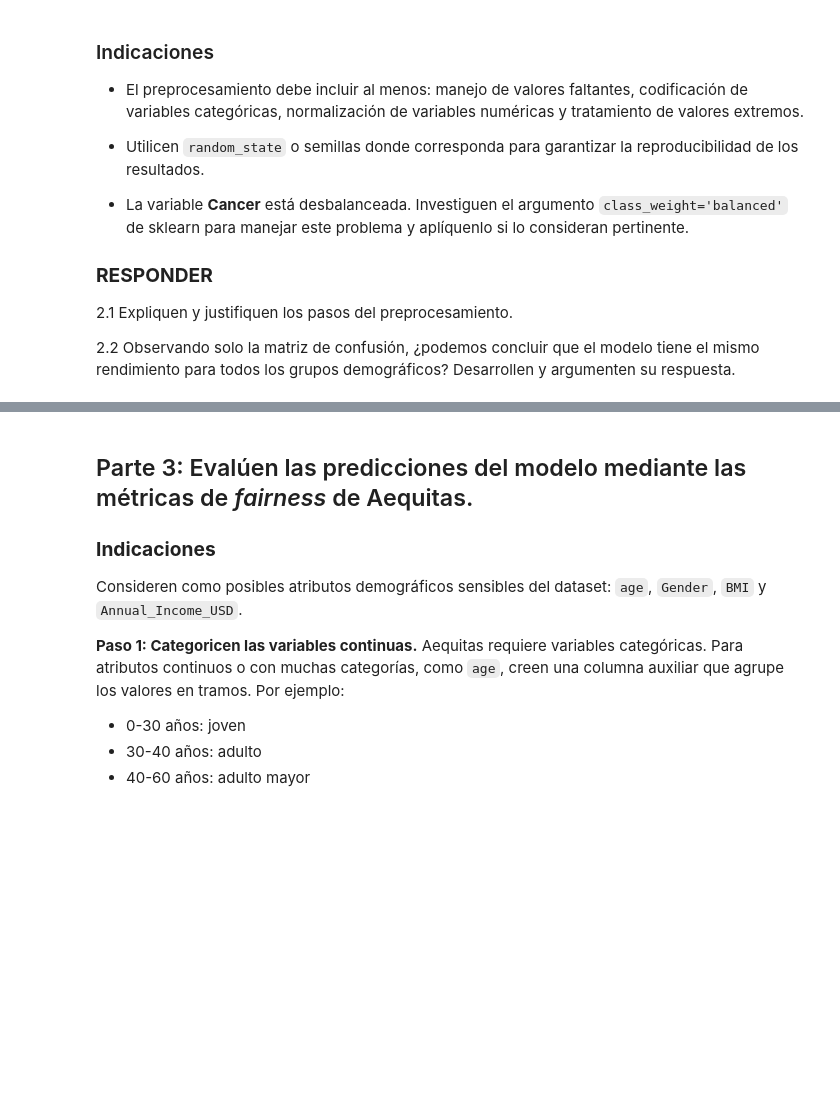
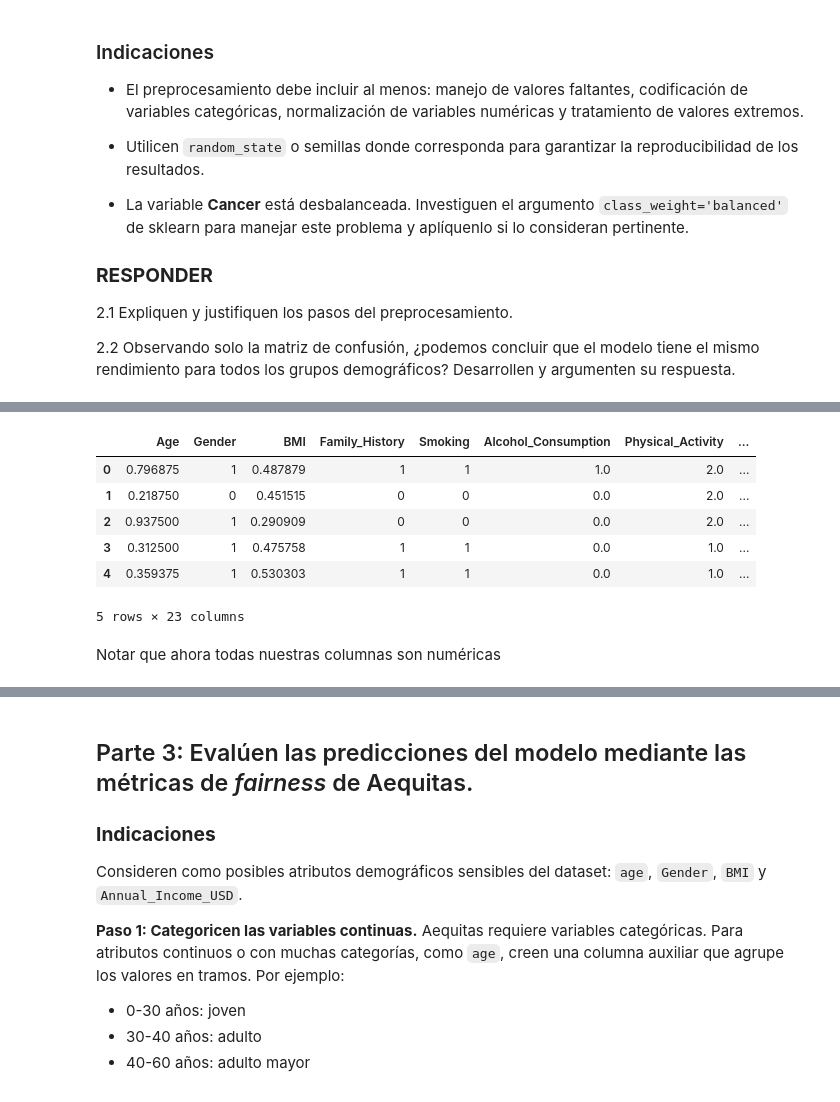
Before and after one commit to cony45678/Etica_Para_Ciencias_de_Datos, a Jupyter notebook: TallerSumativo2_Alarcon_Espinoza_Silva.ipynb, the cells around one changed output, grey strips where cells are left out. Cells and saved outputs as stored; diff of their text form; code cells hidden in the pictures; blank space fills up the shorter version.

```diff
--- a/TallerSumativo2_Alarcon_Espinoza_Silva.ipynb
+++ b/TallerSumativo2_Alarcon_Espinoza_Silva.ipynb
@@ -128,0 +223,4 @@ pip install 'aif360[Reductions]'
+# %%
+cols_null = ['BMI', 'Alcohol_Consumption', 'Physical_Activity', 'Hormone_Therapy', 'Tumor_Size_cm']
+
+df['BMI'] = df['BMI']
@@ -128,0 +251,2 @@ pip install 'aif360[Reductions]'
+# %%
+df = df.drop(columns=['Patient_ID'])
@@ -128,0 +259,30 @@ pip install 'aif360[Reductions]'
+# %%
+columnas_binarias = ['Family_History', 'Smoking',
+                     'Alcohol_Consumption', 'Hormone_Therapy',
+                     'Lymph_Node_Involvement', 'Diabetes']
+
+for c in columnas_binarias:
+    df[c] = df[c].map({'Yes' : 1, 'No' : 0})
+# %%
+df['Gender'] = df['Gender'].map({'Female' : 1, 'Male' : 0})
+df['Menopause_Status'] = df['Menopause_Status'].map({'Pre' : 1, 'Post' : 0})
+df['Genetic_Mutation'] = df['Genetic_Mutation'].map({'Positive' : 1, 'Negative' : 0})
+df['Biopsy_Result'] = df['Biopsy_Result'].map({'Benign' : 1, 'Malignant' : 0})
+
+df['Physical_Activity'] = df['Physical_Activity'].map({'Low' : 0, 'Moderate' : 1, 'High' : 2})
+df['Mammogram_Result'] = df['Mammogram_Result'].map({'Normal' : 0, 'Suspicious' : 1, 'Abnormal' : 2})
+df['Cancer_Stage'] = df['Cancer_Stage'].map({'No Cancer' : 0, 'Stage I' : 1, 'Stage Ii' : 2, 'Stage III' : 3, 'Stage IV' : 4})
+
+df = pd.get_dummies(df, columns=['Breastfeeding_History', 'Cancer'], drop_first=True, dtype=int)
+# %%
+df.head()
+# %% [output]
+|  | Age | Gender | BMI | Family_History | Smoking | Alcohol_Consumption | Physical_Activity | ... |
+| 0 | 0.796875 | 1 | 0.487879 | 1 | 1 | 1.0 | 2.0 | ... |
+| 1 | 0.218750 | 0 | 0.451515 | 0 | 0 | 0.0 | 2.0 | ... |
+| 2 | 0.937500 | 1 | 0.290909 | 0 | 0 | 0.0 | 2.0 | ... |
+| 3 | 0.312500 | 1 | 0.475758 | 1 | 1 | 0.0 | 1.0 | ... |
+| 4 | 0.359375 | 1 | 0.530303 | 1 | 1 | 0.0 | 1.0 | ... |
+5 rows × 23 columns
+# %% [markdown]
+Notar que ahora todas nuestras columnas son numéricas
```
Also changed, not shown: parts of 30 cells of this notebook.
